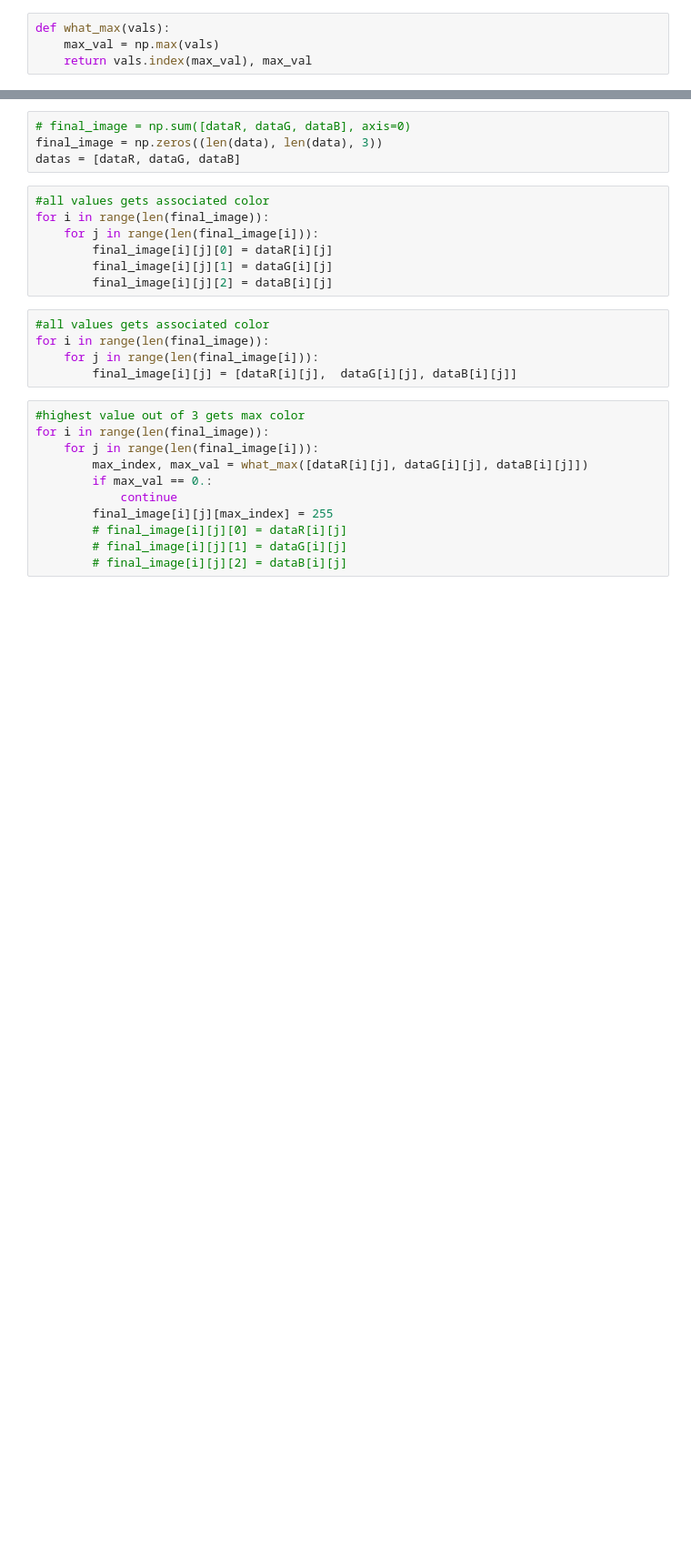
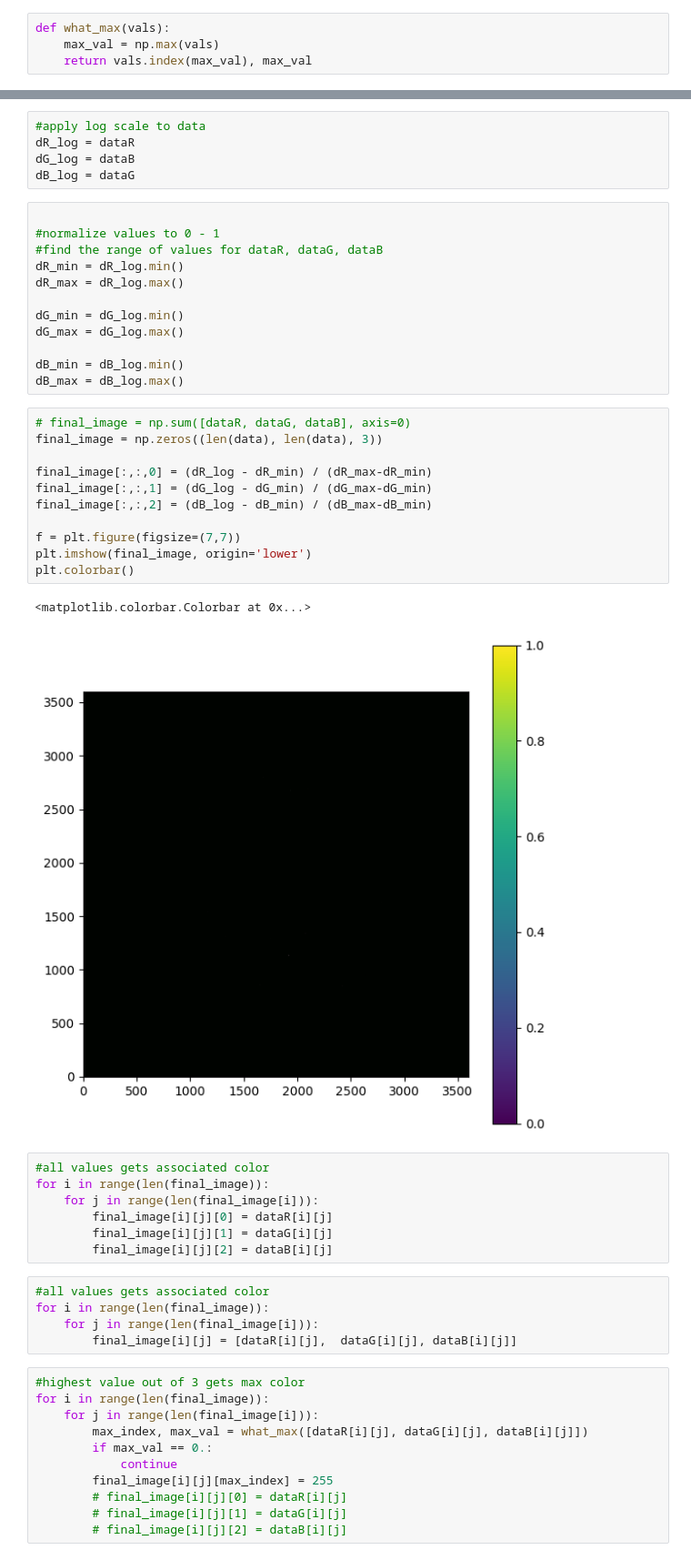
Before and after one commit to atothsmi/ASTR19, a Jupyter notebook: final/sep-f105w.ipynb, the cells around one changed output, grey strips where cells are left out. Shown at 91% size. Drawn from its saved outputs; the diff is of its cells as text; blank space fills up the shorter version.

```diff
--- a/final/sep-f105w.ipynb
+++ b/final/sep-f105w.ipynb
@@ -343,7 +356,34 @@ def what_max(vals):
+# %%
+#apply log scale to data
+dR_log = dataR
+dG_log = dataB
+dB_log = dataG
+# %%
+
+#normalize values to 0 - 1
+#find the range of values for dataR, dataG, dataB
+dR_min = dR_log.min()
+dR_max = dR_log.max()
+
+dG_min = dG_log.min()
+dG_max = dG_log.max()
+
+dB_min = dB_log.min()
+dB_max = dB_log.max()
 # %%
 # final_image = np.sum([dataR, dataG, dataB], axis=0)
 final_image = np.zeros((len(data), len(data), 3))
-datas = [dataR, dataG, dataB]
+
+final_image[:,:,0] = (dR_log - dR_min) / (dR_max-dR_min)
+final_image[:,:,1] = (dG_log - dG_min) / (dG_max-dG_min)
+final_image[:,:,2] = (dB_log - dB_min) / (dB_max-dB_min)
+
+f = plt.figure(figsize=(7,7))
+plt.imshow(final_image, origin='lower')
+plt.colorbar()
+# %% [output]
+<matplotlib.colorbar.Colorbar at 0x...>
+[figure, added]
 # %%
 #all values gets associated color
 for i in range(len(final_image)):
```
Also changed, not shown: parts of 8 cells of this notebook, 10 other files.
